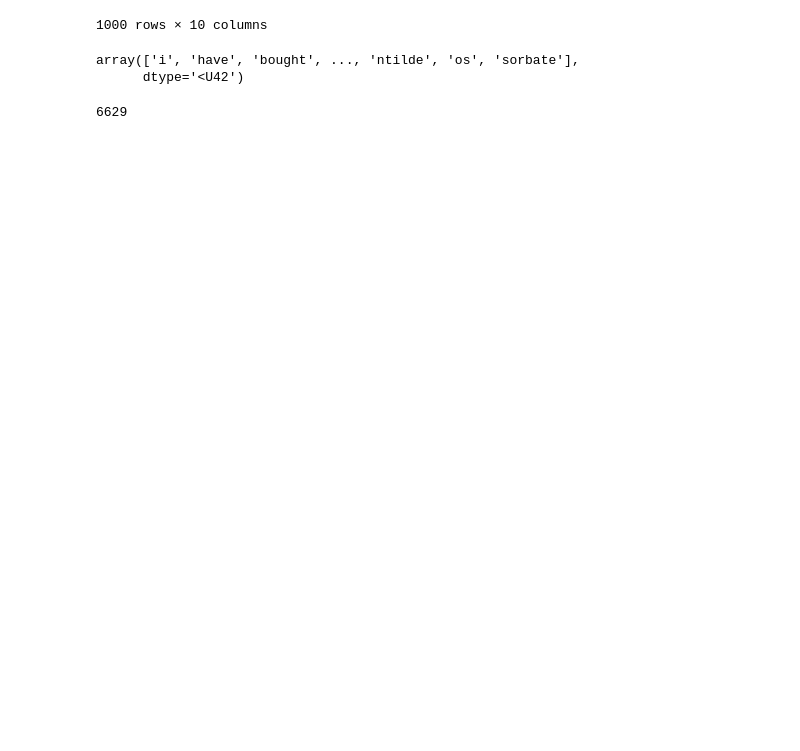
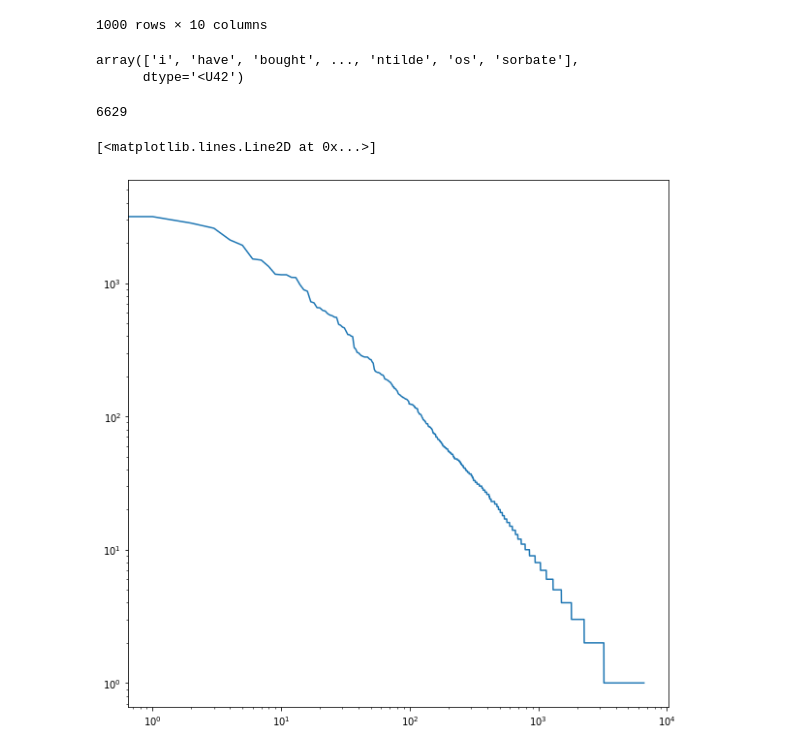
Before and after one commit to gerhardJaeger/vectorSpaceSemantics, a Jupyter notebook: session01/notebook01.ipynb, the cells around one changed output. Saved outputs shown, nothing was run; the diff lists cells and outputs as text; code cells hidden in the pictures; blank space fills up the shorter version.

Commit message:
plot added

```diff
--- a/session01/notebook01.ipynb
+++ b/session01/notebook01.ipynb
@@ -410,0 +409,5 @@ freq_dist.plot()
+# %%
+plt.loglog(sorted(list(freq_dist.values()), reverse=True))
+# %% [output]
+[<matplotlib.lines.Line2D at 0x...>]
+[figure, added]
```
Also changed, not shown: parts of 1 cell of this notebook.
